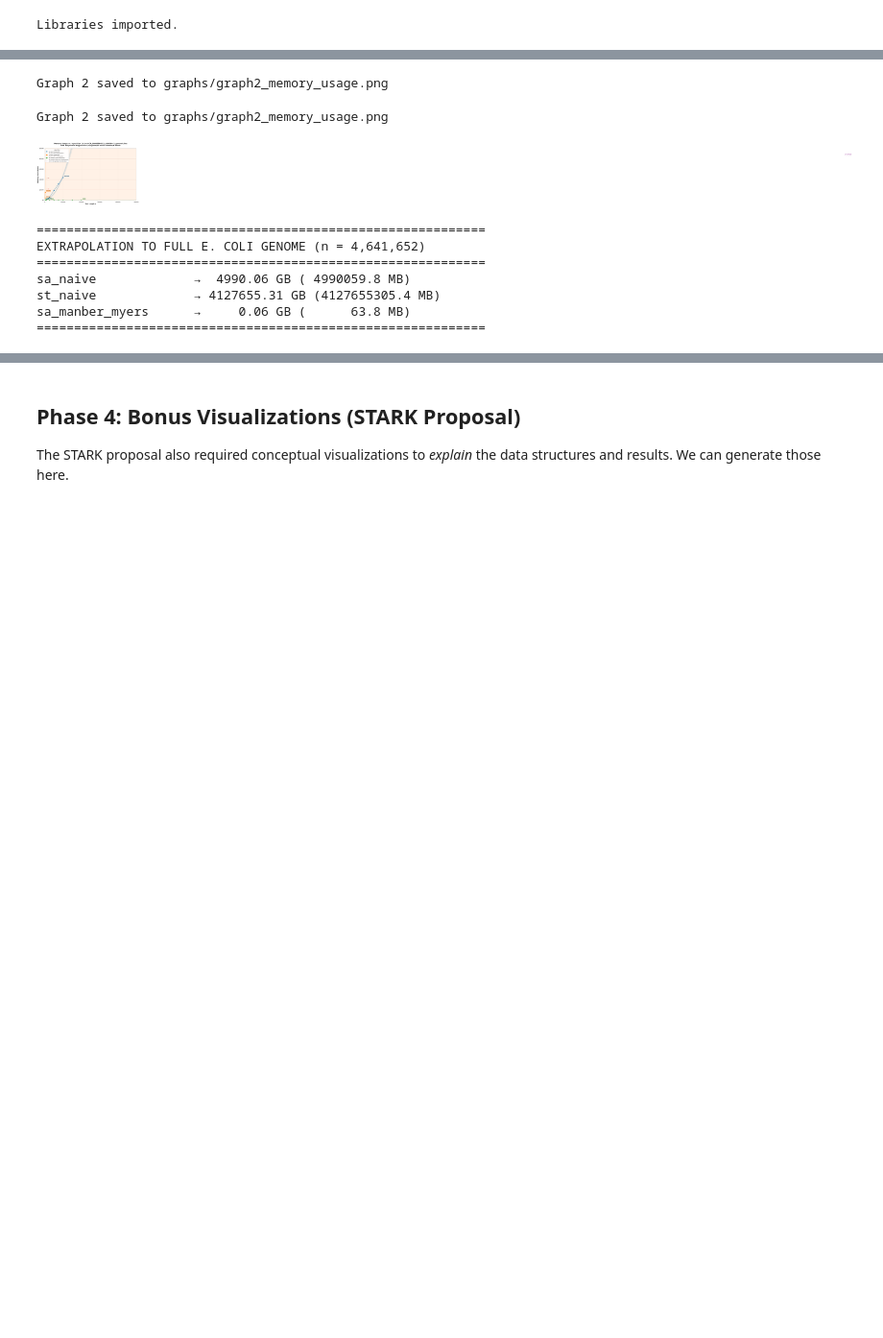
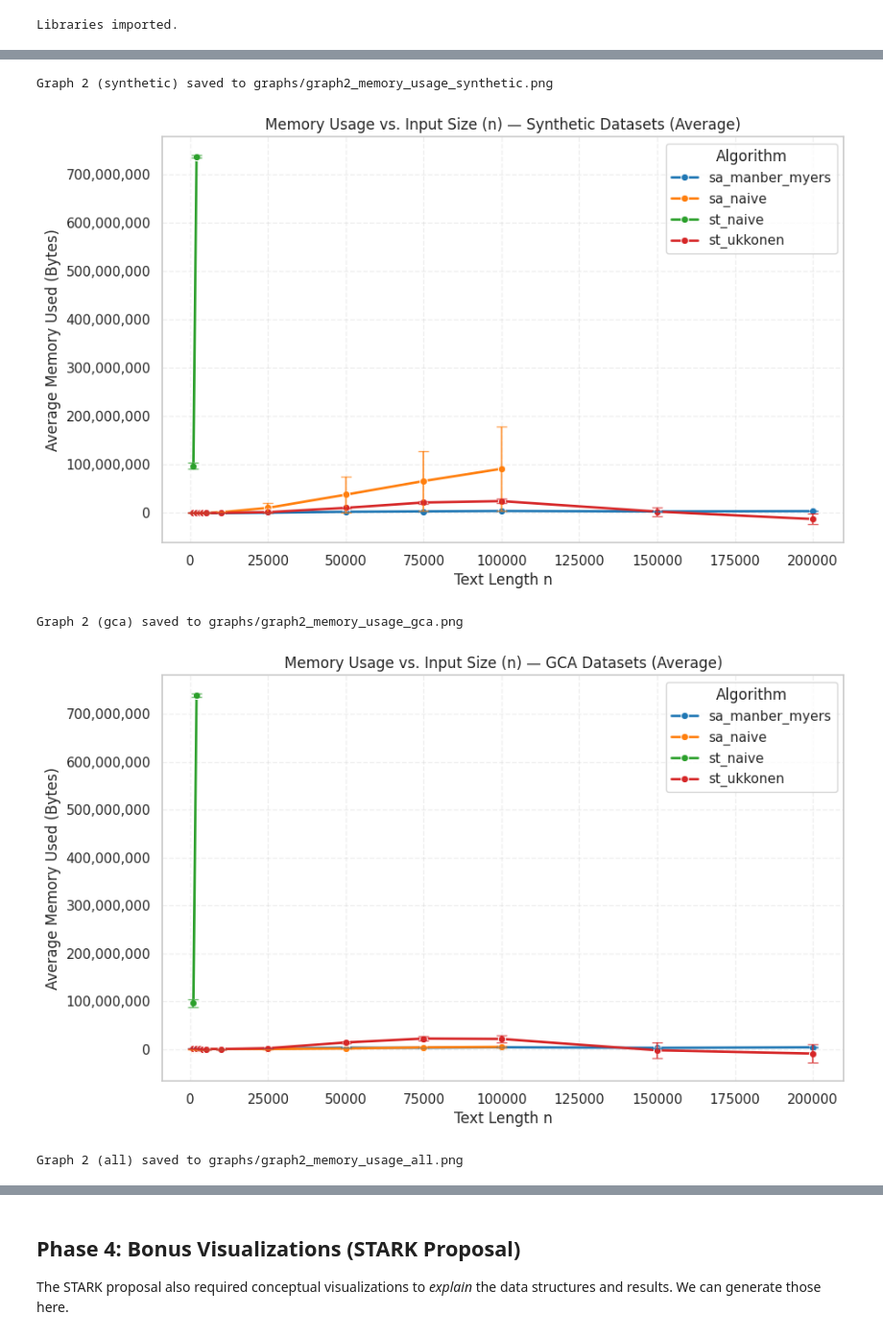
Before and after one commit to Tanush-IIITH/STARK, a Jupyter notebook: Suffix Arrays-Trees/analysis.ipynb, the cells around one changed output, grey strips where cells are left out. Shown at 96% size. Saved outputs shown, nothing was run; the diff lists cells and outputs as text; code cells hidden in the pictures; blank space fills up the shorter version.

```diff
--- a/Suffix Arrays-Trees/analysis.ipynb
+++ b/Suffix Arrays-Trees/analysis.ipynb
@@ -152,41 +271,43 @@ Here, we **use a linear scale**. Our theory (and our paper) says memory usage sh
 # %%
-# We can re-use the 'data_g1' variable from the cell above
+# Summaries for memory usage by dataset group
+memory_summaries = summarize_metric(construction_df, "text_length_n", "memory_bytes")
 
-# Create the plot
-plt.figure(figsize=(10, 6))
-plot_g2 = sns.lineplot(
-    data=data_g1,
-    x="text_length_n",
-    y="memory_bytes",
-    hue="algorithm",
-    marker="o"
-)
-
-# --- Note: This plot is LINEAR ---
-
-# Set Labels and Title
-plt.title(f"Memory Usage vs. Input Size (n) on {DATASET_TO_PLOT}")
-plt.xlabel("Text Length n")
-plt.ylabel("Memory Used (Bytes)")
-plt.grid(True, which="both", ls="--")
-plt.legend(title="Algorithm")
-
-# Format Y-axis to be more readable (e.g., "1,000,000")
-plot_g2.yaxis.set_major_formatter(plt.FuncFormatter(lambda x, p: format(int(x), ',')))
-
-# Save the figure
-output_path = os.path.join(OUTPUT_DIR, "graph2_memory_usage.png")
-plt.savefig(output_path)
-print(f"Graph 2 saved to {output_path}")
-plt.show()
+if not memory_summaries:
+    print("No memory data available for plotting.")
+else:
+    base_palette = sns.color_palette("tab10")
+    for group_key in GROUP_ORDER:
+        summary = memory_summaries.get(group_key)
+        if summary is None:
+            print(f"Skipping {group_key}: no memory data available.")
+            continue
+        algo_order = sorted(summary["algorithm"].unique())
+        color_map = {algo: base_palette[i % len(base_palette)] for i, algo in enumerate(algo_order)}
+        plt.figure(figsize=(10, 6))
+        sns.lineplot(
+            data=summary,
+            x="text_length_n",
+            y="mean_value",
+            hue="algorithm",
+            palette=color_map,
+            marker="o",
+            linewidth=2,
+        )
+        ax = plt.gca()
+        plot_error_bars(ax, summary, "text_length_n", color_map)
+        plt.title(f"Memory Usage vs. Input Size (n) — {GROUP_DISPLAY_NAMES[group_key]}")
+        plt.xlabel("Text Length n")
+        plt.ylabel("Average Memory Used (Bytes)")
+        plt.grid(True, which="both", ls="--", alpha=0.3)
+        plt.legend(title="Algorithm")
+        ax.yaxis.set_major_formatter(plt.FuncFormatter(lambda x, _: format(int(x), ',')))
+        output_path = os.path.join(OUTPUT_DIR, f"graph2_memory_usage_{group_key}.png")
+        plt.savefig(output_path, dpi=200, bbox_inches="tight")
+        print(f"Graph 2 ({group_key}) saved to {output_path}")
+        plt.show()
 # %% [output]
-Graph 2 saved to graphs/graph2_memory_usage.png
+Graph 2 (synthetic) saved to graphs/graph2_memory_usage_synthetic.png
+[figure, new version]
-Graph 2 saved to graphs/graph2_memory_usage.png
+Graph 2 (gca) saved to graphs/graph2_memory_usage_gca.png
-[figure, old version]
+[figure, added]
-============================================================
-EXTRAPOLATION TO FULL E. COLI GENOME (n = 4,641,652)
-============================================================
-sa_naive             →  4990.06 GB ( 4990059.8 MB)
-st_naive             → 4127655.31 GB (4127655305.4 MB)
-sa_manber_myers      →     0.06 GB (      63.8 MB)
-============================================================
+Graph 2 (all) saved to graphs/graph2_memory_usage_all.png
```
Also changed, not shown: parts of 20 cells of this notebook, 46 other files.
